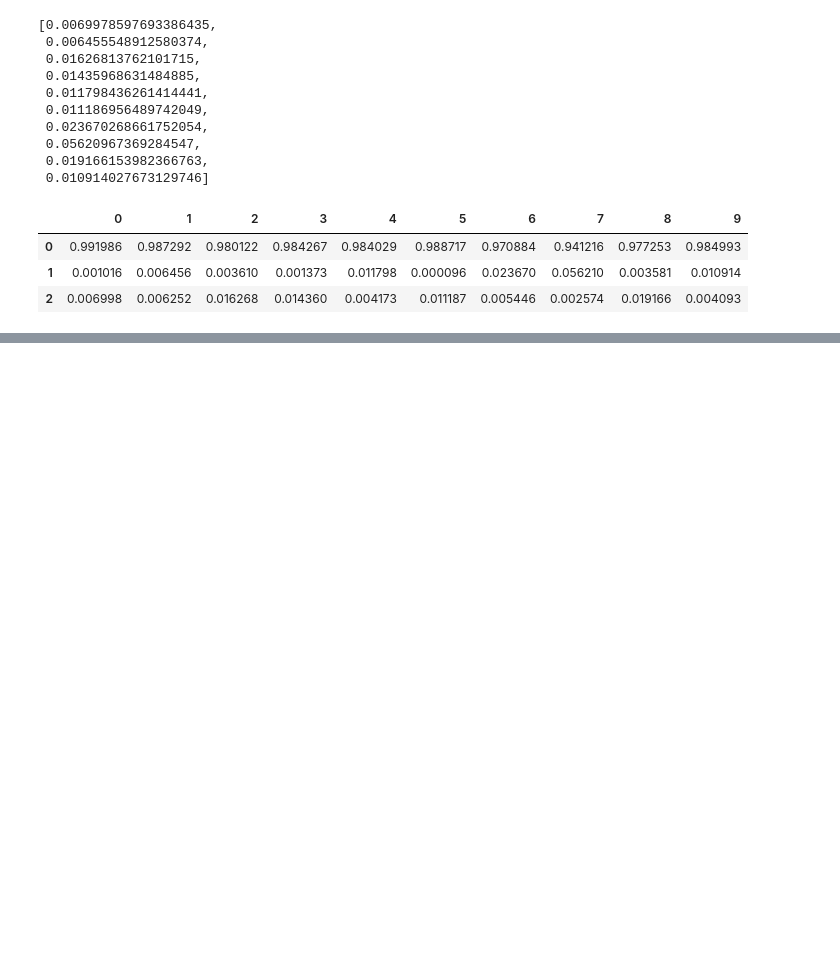
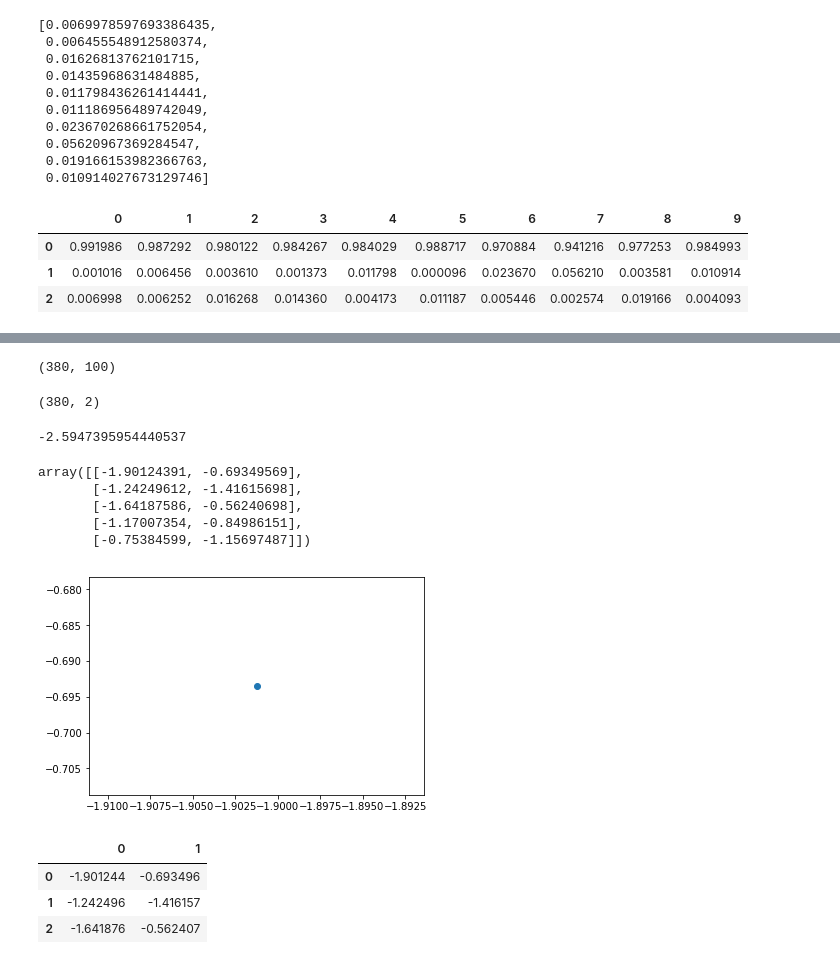
Before and after one commit to naiieandrade/tcc-studies, a Jupyter notebook: dirichlet-distribution.ipynb, the cells around one changed output, grey strips where cells are left out. Cells and saved outputs as stored; diff of their text form; code cells hidden in the pictures; blank space fills up the shorter version.

Commit message:
Scatter plot from votes

```diff
--- a/dirichlet-distribution.ipynb
+++ b/dirichlet-distribution.ipynb
@@ -151,0 +156,6 @@ df2
+# %%
+categories = 4
+comments = 100
+alpha = 0.520
+s = np.random.dirichlet((2 * alpha, alpha), (categories, comments))
+c1, c2, c3, c4 = s[:, :, 0]
@@ -151,0 +170,5 @@ df2
+# %%
+votes1 = np.random.random(size=(100, comments)) < c1
+votes2 = np.random.random(size=(70, comments)) < c2
+votes3 = np.random.random(size=(120, comments)) < c3
+votes4 = np.random.random(size=(90, comments)) < c4
@@ -151,0 +180,29 @@ df2
+# %%
+votes = np.vstack([votes1,votes2,votes3,votes4])
+# %%
+votes.shape
+# %% [output]
+(380, 100)
+# %%
+pca = PCA(n_components=2).fit_transform(votes)
+# %%
+pca.shape
+# %% [output]
+(380, 2)
+# %%
+pca[0].sum()
+# %% [output]
+-2.5947395954440537
+# %%
+pca[:5]
+# %% [output]
+array([[-1.90124391, -0.69349569],
+       [-1.24249612, -1.41615698],
+       [-1.64187586, -0.56240698],
+       [-1.17007354, -0.84986151],
+       [-0.75384599, -1.15697487]])
+# %%
+plt.scatter(pca[0][0],pca[0][1])
+plt.show()
+# %% [output]
+[figure, added]
@@ -151,0 +211,7 @@ df2
+# %%
+df.head(3)
+# %% [output]
+|  | 0 | 1 |
+| 0 | -1.901244 | -0.693496 |
+| 1 | -1.242496 | -1.416157 |
+| 2 | -1.641876 | -0.562407 |
```
Also changed, not shown: parts of 6 cells of this notebook.
